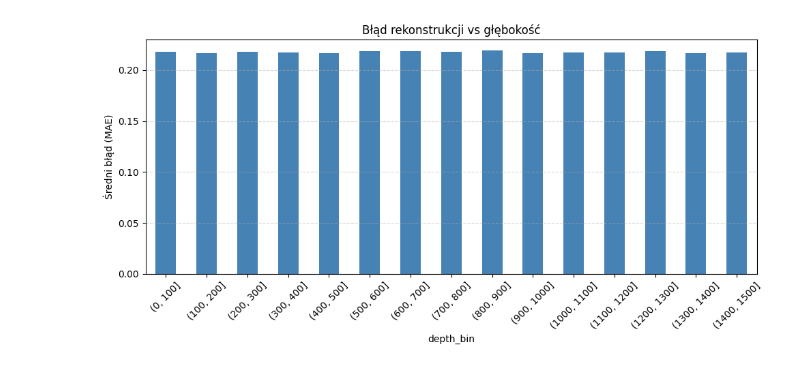
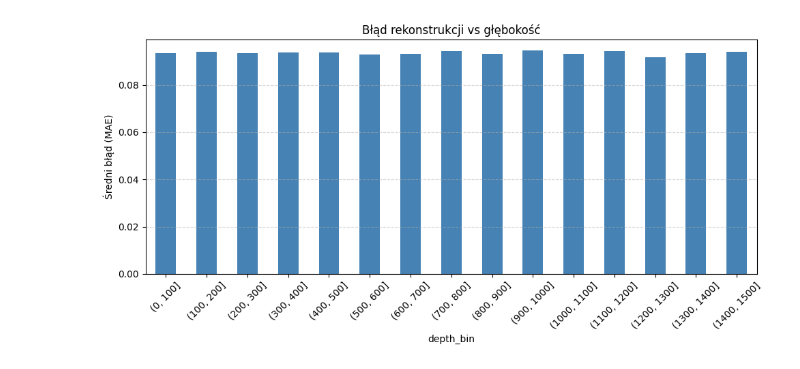
Before and after one commit to jkiczka/Geochemical_data_interpolation, a Jupyter notebook: notebooks/mae.ipynb, the cells around one changed output. Drawn from its saved outputs; the diff is of its cells as text; code cells hidden in the pictures.

```diff
--- a/notebooks/mae.ipynb
+++ b/notebooks/mae.ipynb
@@ -111,27 +119,20 @@ class MaskedAutoEncoder(nn.Module):
 # %%
 def masked_mse(pred, target, mask):
-    loss = ((pred - target) ** 2) * mask
-    return loss.sum() / mask.sum()
+    diff = (pred - target)[~mask]
+    return (diff ** 2).sum() / diff.numel()
 # %%
-model = MaskedAutoEncoder(in_dim=9, embed_dim=64).cuda()
-opt = torch.optim.Adam(model.parameters(), lr=1e-3)
-
+model = MaskedAutoEncoder(in_dim=9, embed_dim=128).cuda()
+opt = torch.optim.Adam(model.parameters(), lr=3e-4, weight_decay=1e-4)
+scheduler = torch.optim.lr_scheduler.CosineAnnealingLR(opt, T_max=300)
 for epoch in range(20):
     model.train()
     total_loss = 0
-    for x_masked, x_true, mask in loader:
-        x_masked = x_masked.cuda()
-        x_true = x_true.cuda()
-        mask = mask.cuda()
-
-        out = model(x_masked)
-        loss = masked_mse(out, x_true, mask)
-
-        opt.zero_grad()
-        loss.backward()
-        opt.step()
+    for x, mask in loader:
+        x, mask = x.cuda(), mask.cuda()
+        loss = masked_mse(model(x, mask), x, mask)
+        loss.backward(); opt.step(); opt.zero_grad()
 
         total_loss += loss.item()
-
+    scheduler.step()
     print(f"Epoch {epoch+1}: loss = {total_loss:.4f}")
 # %% [output]
@@ -165,47 +169,45 @@ all_depth = []
 
 model.eval()
 with torch.no_grad():
-    for x_masked, x_true, mask in loader:
-        x_masked = x_masked.cuda()
-        pred = model(x_masked)
+    for x, mask in loader:
+        x = x.cuda()
+        mask = mask.cuda()
+        pred = model(x, mask)
 
-        # bierzemy tylko targetowe cechy
         pred = pred[:, :target_len]
-        x_true = x_true[:, :target_len]
 
-        batch_size = len(x_true)
+        batch_size = x.size(0)
         depth_batch = df["depth"].iloc[offset : offset + batch_size].to_numpy()
         offset += batch_size
 
         all_preds.append(pred.cpu().numpy())
-        all_truth.append(x_true.cpu().numpy())
+        all_truth.append(x[:, :target_len].cpu().numpy())
         all_depth.append(depth_batch)
 
 all_preds = np.vstack(all_preds)
 all_truth = np.vstack(all_truth)
 all_depth = np.concatenate(all_depth)
 
-# średni błąd (MAE) per próbka
 mae_per_sample = np.abs(all_preds - all_truth).mean(axis=1)
 
 df_err = pd.DataFrame({
     "depth": all_depth,
     "abs_error": mae_per_sample,
 })
 df_err["depth_bin"] = pd.cut(df_err["depth"], bins=np.arange(0, 1600, 100))
 
 mae_by_depth = df_err.groupby("depth_bin")["abs_error"].mean()
 
 plt.figure(figsize=(10, 5))
 mae_by_depth.plot(kind="bar", color="steelblue")
 plt.ylabel("Średni błąd (MAE)")
 plt.title("Błąd rekonstrukcji vs głębokość")
 plt.xticks(rotation=45)
 plt.grid(True, axis="y", linestyle="--", alpha=0.5)
 plt.tight_layout()
 plt.show()
 # %% [output]
-[figure, old version]
+[figure, new version]
 # %%
 errors = np.abs(all_preds - all_truth)
 df_err = pd.DataFrame(errors, columns=target_cols)
```
Also changed, not shown: parts of 4 cells of this notebook, 1 other file.
